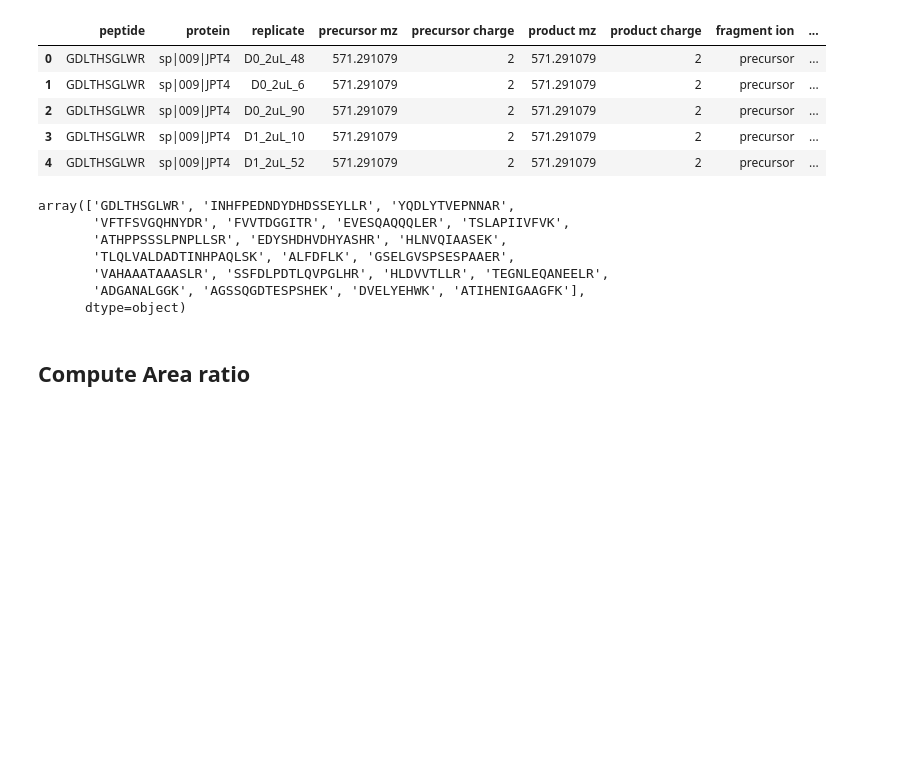
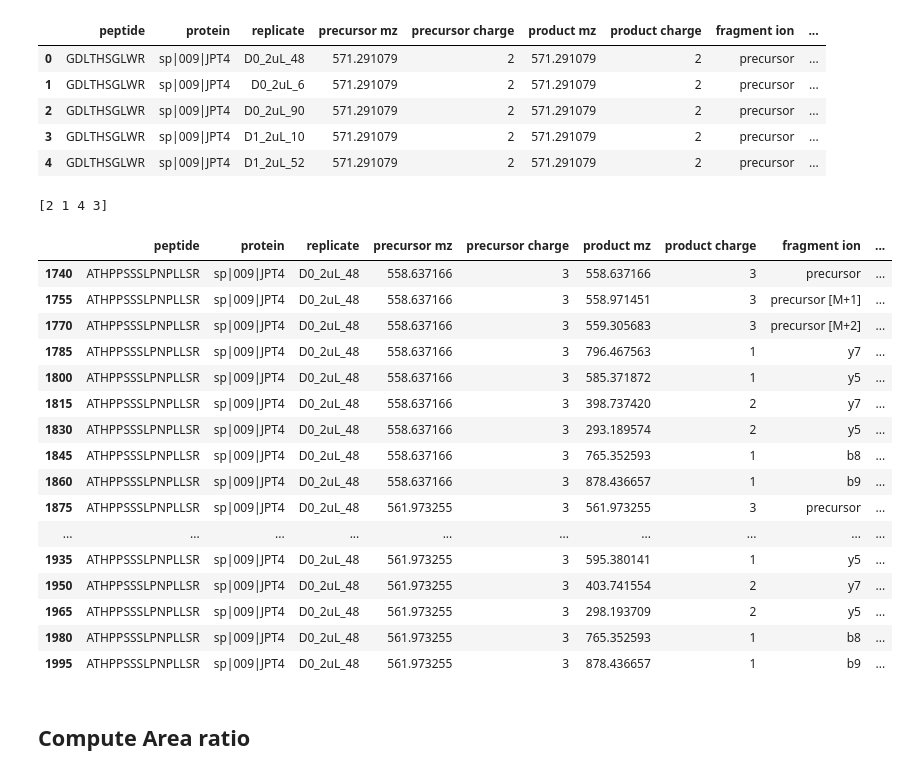
Before and after one commit to nma124/proteomics, a Jupyter notebook: notebooks/ms/006-ms-soroush-3-update copy.ipynb, the cells around one changed output. Cells and saved outputs as stored; diff of their text form; code cells hidden in the pictures; blank space fills up the shorter version.

```diff
--- a/notebooks/ms/006-ms-soroush-3-update copy.ipynb
+++ b/notebooks/ms/006-ms-soroush-3-update copy.ipynb
@@ -22,17 +22,29 @@ trans_res_df_raw.head()
 | 2 | GDLTHSGLWR | sp|009|JPT4 | D0_2uL_90 | 571.291079 | 2 | 571.291079 | 2 | precursor | ... |
 | 3 | GDLTHSGLWR | sp|009|JPT4 | D1_2uL_10 | 571.291079 | 2 | 571.291079 | 2 | precursor | ... |
 | 4 | GDLTHSGLWR | sp|009|JPT4 | D1_2uL_52 | 571.291079 | 2 | 571.291079 | 2 | precursor | ... |
-# %%
-
-trans_res_df_raw.peptide.unique()
-# %% [output]
-array(['GDLTHSGLWR', 'INHFPEDNDYDHDSSEYLLR', 'YQDLYTVEPNNAR',
-       'VFTFSVGQHNYDR', 'FVVTDGGITR', 'EVESQAQQQLER', 'TSLAPIIVFVK',
-       'ATHPPSSSLPNPLLSR', 'EDYSHDHVDHYASHR', 'HLNVQIAASEK',
-       'TLQLVALDADTINHPAQLSK', 'ALFDFLK', 'GSELGVSPSESPAAER',
-       'VAHAAATAAASLR', 'SSFDLPDTLQVPGLHR', 'HLDVVTLLR', 'TEGNLEQANEELR',
-       'ADGANALGGK', 'AGSSQGDTESPSHEK', 'DVELYEHWK', 'ATIHENIGAAGFK'],
-      dtype=object)
+# %%
+
+print(trans_res_df_raw['product charge'].unique())
+trans_res_df_raw[(trans_res_df_raw.peptide=='ATHPPSSSLPNPLLSR') & (trans_res_df_raw['replicate']=='D0_2uL_48')].head(50)
+# %% [output]
+[2 1 4 3]
+|  | peptide | protein | replicate | precursor mz | precursor charge | product mz | product charge | fragment ion | ... |
+| 1740 | ATHPPSSSLPNPLLSR | sp|009|JPT4 | D0_2uL_48 | 558.637166 | 3 | 558.637166 | 3 | precursor | ... |
+| 1755 | ATHPPSSSLPNPLLSR | sp|009|JPT4 | D0_2uL_48 | 558.637166 | 3 | 558.971451 | 3 | precursor [M+1] | ... |
+| 1770 | ATHPPSSSLPNPLLSR | sp|009|JPT4 | D0_2uL_48 | 558.637166 | 3 | 559.305683 | 3 | precursor [M+2] | ... |
+| 1785 | ATHPPSSSLPNPLLSR | sp|009|JPT4 | D0_2uL_48 | 558.637166 | 3 | 796.467563 | 1 | y7 | ... |
+| 1800 | ATHPPSSSLPNPLLSR | sp|009|JPT4 | D0_2uL_48 | 558.637166 | 3 | 585.371872 | 1 | y5 | ... |
+| 1815 | ATHPPSSSLPNPLLSR | sp|009|JPT4 | D0_2uL_48 | 558.637166 | 3 | 398.737420 | 2 | y7 | ... |
+| 1830 | ATHPPSSSLPNPLLSR | sp|009|JPT4 | D0_2uL_48 | 558.637166 | 3 | 293.189574 | 2 | y5 | ... |
+| 1845 | ATHPPSSSLPNPLLSR | sp|009|JPT4 | D0_2uL_48 | 558.637166 | 3 | 765.352593 | 1 | b8 | ... |
+| 1860 | ATHPPSSSLPNPLLSR | sp|009|JPT4 | D0_2uL_48 | 558.637166 | 3 | 878.436657 | 1 | b9 | ... |
+| 1875 | ATHPPSSSLPNPLLSR | sp|009|JPT4 | D0_2uL_48 | 561.973255 | 3 | 561.973255 | 3 | precursor | ... |
+| ... | ... | ... | ... | ... | ... | ... | ... | ... | ... |
+| 1935 | ATHPPSSSLPNPLLSR | sp|009|JPT4 | D0_2uL_48 | 561.973255 | 3 | 595.380141 | 1 | y5 | ... |
+| 1950 | ATHPPSSSLPNPLLSR | sp|009|JPT4 | D0_2uL_48 | 561.973255 | 3 | 403.741554 | 2 | y7 | ... |
+| 1965 | ATHPPSSSLPNPLLSR | sp|009|JPT4 | D0_2uL_48 | 561.973255 | 3 | 298.193709 | 2 | y5 | ... |
+| 1980 | ATHPPSSSLPNPLLSR | sp|009|JPT4 | D0_2uL_48 | 561.973255 | 3 | 765.352593 | 1 | b8 | ... |
+| 1995 | ATHPPSSSLPNPLLSR | sp|009|JPT4 | D0_2uL_48 | 561.973255 | 3 | 878.436657 | 1 | b9 | ... |
 # %% [markdown]
 ## Compute Area ratio
 # %%
```
Also changed, not shown: parts of 8 cells of this notebook, 2 other files.
